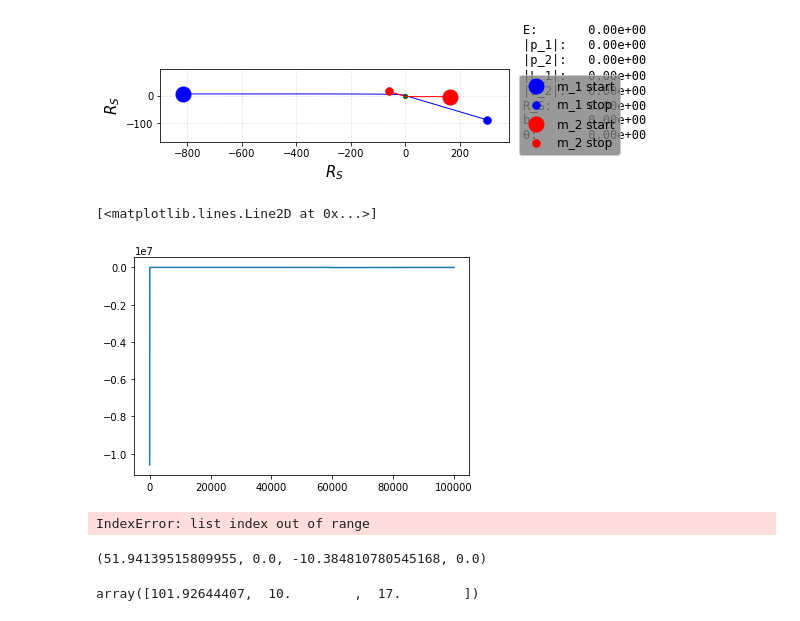
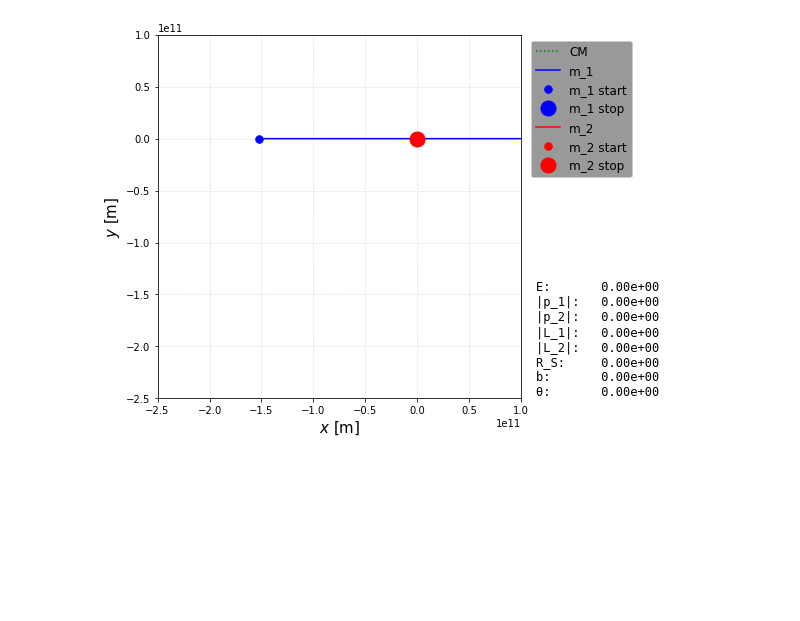
Before and after one commit to carlivas/Binary-Black-Hole-Orbitals, a Jupyter notebook: 04 POST MINKOWSKIAN EXPANSION/test.ipynb, the cells around one changed output. Drawn from its saved outputs; the diff is of its cells as text; code cells hidden in the pictures; blank space fills up the shorter version.

```diff
--- a/04 POST MINKOWSKIAN EXPANSION/test.ipynb
+++ b/04 POST MINKOWSKIAN EXPANSION/test.ipynb
@@ -26,38 +25,15 @@ P_2 = np.array([np.sqrt(np.dot(p_2, p_2) + m_2**2), p_2[0], p_2[1]])
 
 s = x_1, x_2, P_1, P_2, m_1, m_2
 # %%
-t_max = 1e10
-dt = t_max/10e3
-pos1, pos2, pos_CM = run_model(s, t_max = t_max, dt = dt, mode = 'PM')
+t_max = 1e7
+dt = t_max/1e5
+pos1, pos2, pos_CM = run_model(s, t_max = t_max, dt = dt, mode = 'N')
 # %%
-M = slice(0, int(len(pos1[0])/100), 1)
-orbPlotter(pos1[:,M], pos2[:,M], pos_CM[:,M], CM = True, DL = True)
+M = slice(0, int(len(pos1[0])), 1)
+# orbPlotter(pos1[:,M], pos2[:,M], pos_CM[:,M], CM = True)
 
-# lim = 2e11
-# lims = (-lim, lim)
-# orbPlotter_lims(pos1[:,M], pos2[:,M], pos_CM[:,M], CM = True, DL = False, xlim=lims, ylim=lims)
+lim = -2.5e11
+lims = (-2.5e11, 1e11)
+orbPlotter_lims(pos1[:,M], pos2[:,M], pos_CM[:,M], CM = True, xlim=lims, ylim=lims)
 # %% [output]
-[figure, old version]
+[figure, new version]
-# %%
-travel = []
-for i in range(len(pos1[0])):
-    travel.append(pos1[0,i] - pos1[0, i-1])
-
-t = np.linspace(0,len(travel),len(travel))
-plt.plot(t, travel)
-# %% [output]
-[<matplotlib.lines.Line2D at 0x...>]
-[figure, removed]
-# %%
-import numpy as np
-P_1 = np.array([0,1,2,3])
-
-p_1 = P_1[1:4]
-p_1
-
-x_1 = np.array([0,1])
-x_2 = np.array([2,3])
-
-r_vec = [0, x_1 - x_2]
-# %% [output]
-IndexError: list index out of range
@@ -119,10 +39,0 @@ r_dot = (r_vec[0]*(q_dot(1, 1) - q_dot(2, 1)) + r_vec[1]*(q_dot(1, 2) - q_dot(2,
-# %%
-a(1,1), a(1,2), a(2,1), a(2,2)
-# %% [output]
-(51.94139515809955, 0.0, -10.384810780545168, 0.0)
-# %%
-p = np.array([10,17])
-
-four_P(p,100)
-# %% [output]
-array([101.92644407,  10.        ,  17.        ])
```
Also changed, not shown: parts of 3 cells of this notebook, 12 other files.
